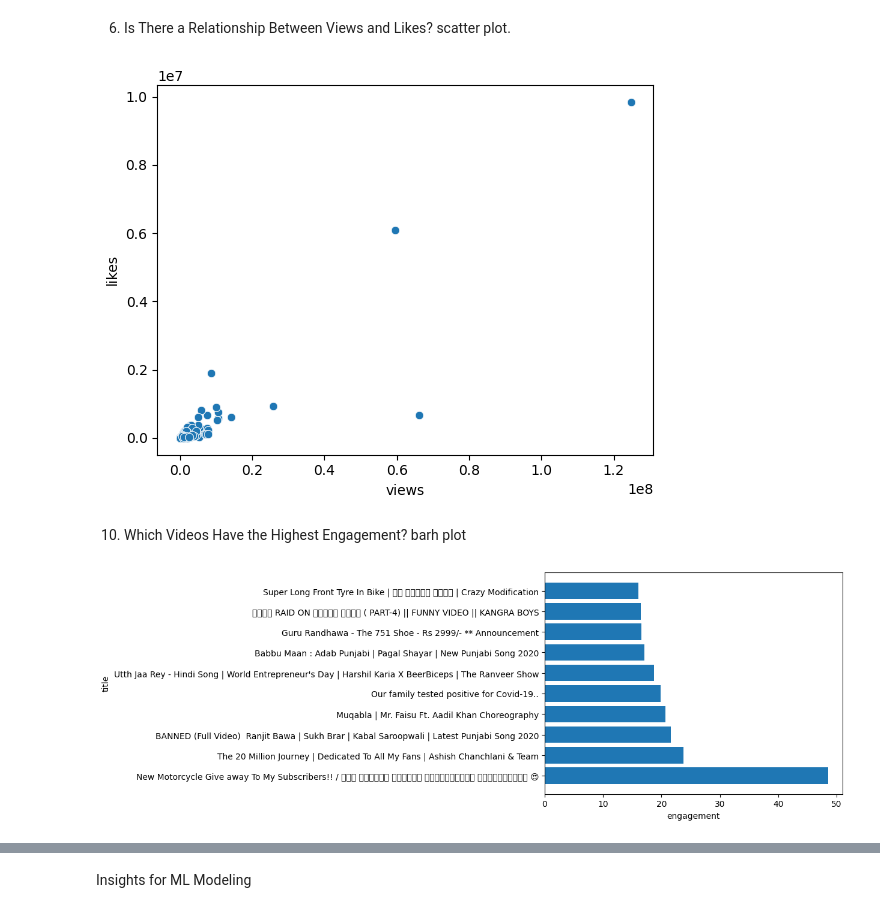
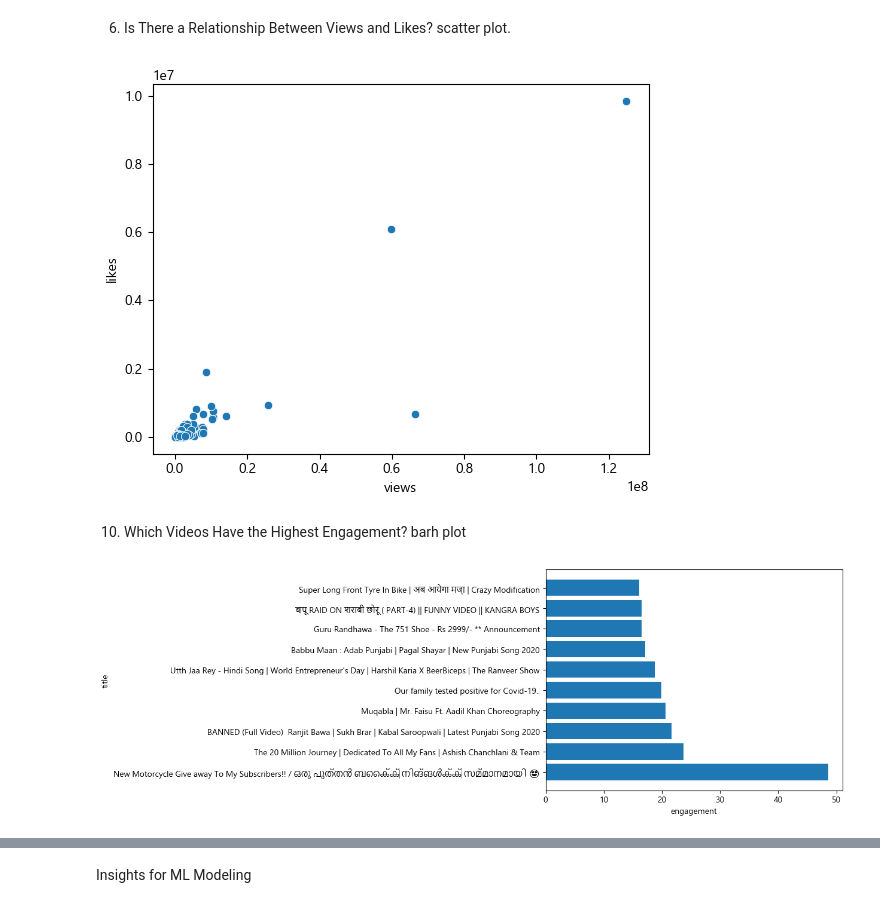
Before and after one commit to ChandraSekhar-3316/Aiml-Internship, a Jupyter notebook: Day-10/eda_report.ipynb, the cells around one changed output, grey strips where cells are left out. Cells and saved outputs as stored; diff of their text form; code cells hidden in the pictures.

Commit message:
Day-10:Assignment-EDA on csv datase and created cleaned csv dataset

```diff
--- a/Day-10/eda_report.ipynb
+++ b/Day-10/eda_report.ipynb
@@ -6,10 +6,9 @@ Structural Diagnosis: Did you use .info(), .describe(), and .shape to evaluate t
 # %%
 import pandas as pd
 import matplotlib.pyplot as plt
-yt_dataset = pd.read_csv("2020-Augustvideos.csv")
 
-df = pd.DataFrame(yt_dataset)
 
+df = pd.read_csv("2020-Augustvideos.csv")
 
 # structural diagnosis
 print(df.shape)
@@ -135,27 +134,28 @@ plt.show()
 
 # Doing videos with more views generally receive more likes.
 # %% [output]
-[figure, old version]
+[figure, new version]
 # %% [markdown]
 10. Which Videos Have the Highest Engagement? barh plot
 # %%
 #create an engagement
 df['engagement'] = (
     df['likes']/df['view_count']*100 + df['comment_count']/df['view_count']*100
 )
 
 #create a top dataset
+plt.rcParams['font.family'] = ['Nirmala UI','Segoe UI Emoji']
 top_engagement = df.sort_values(
     by='engagement',
     ascending=False
 )[['title','engagement']].head(10)
 
 plt.barh(top_engagement['title'],top_engagement['engagement'])
 plt.xlabel('engagement')
 plt.ylabel('title')
 plt.show()
 # %% [output]
-[figure, old version]
+[figure, new version]
 # %%
 # Box Plot
 sns.boxplot(data=df[['view_count','likes','comment_count']])
```
Also changed, not shown: parts of 8 cells of this notebook, 3 other files.
